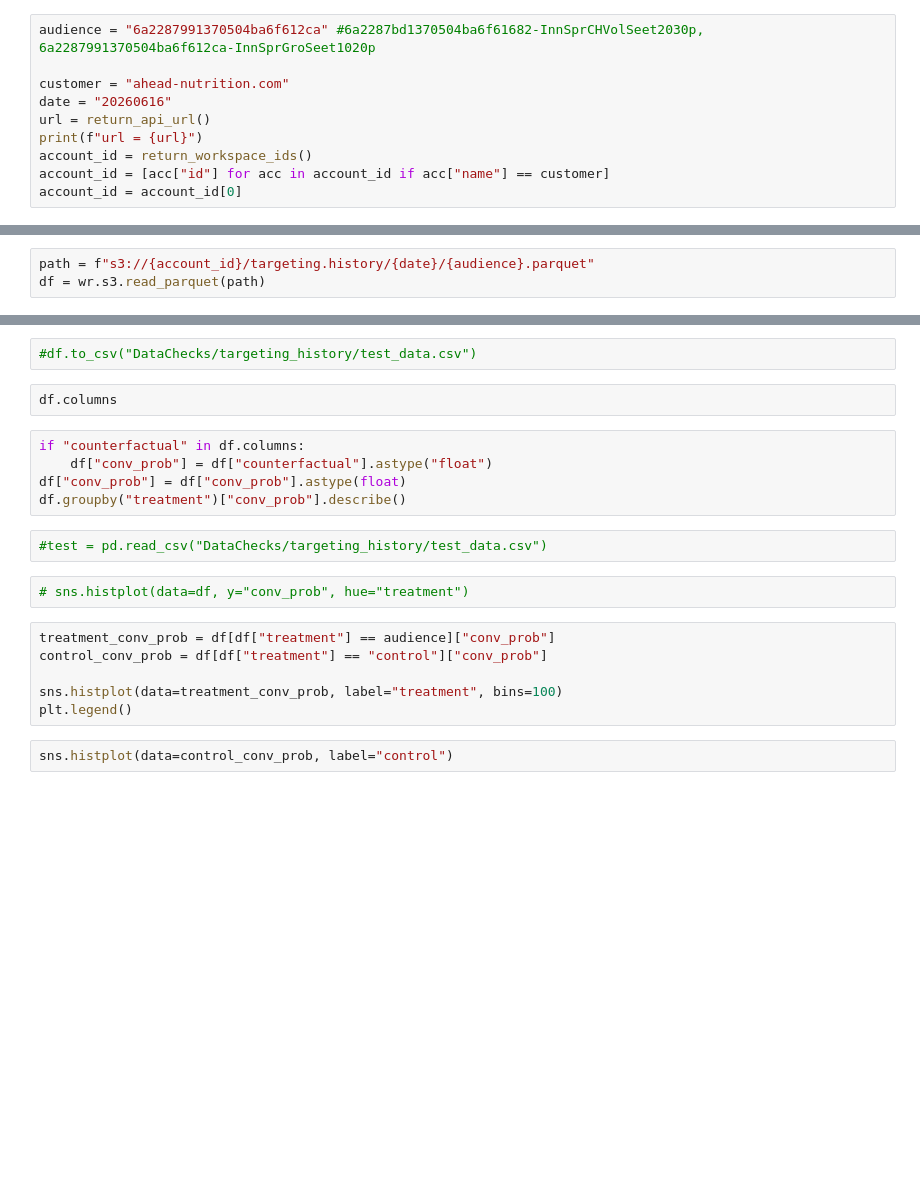
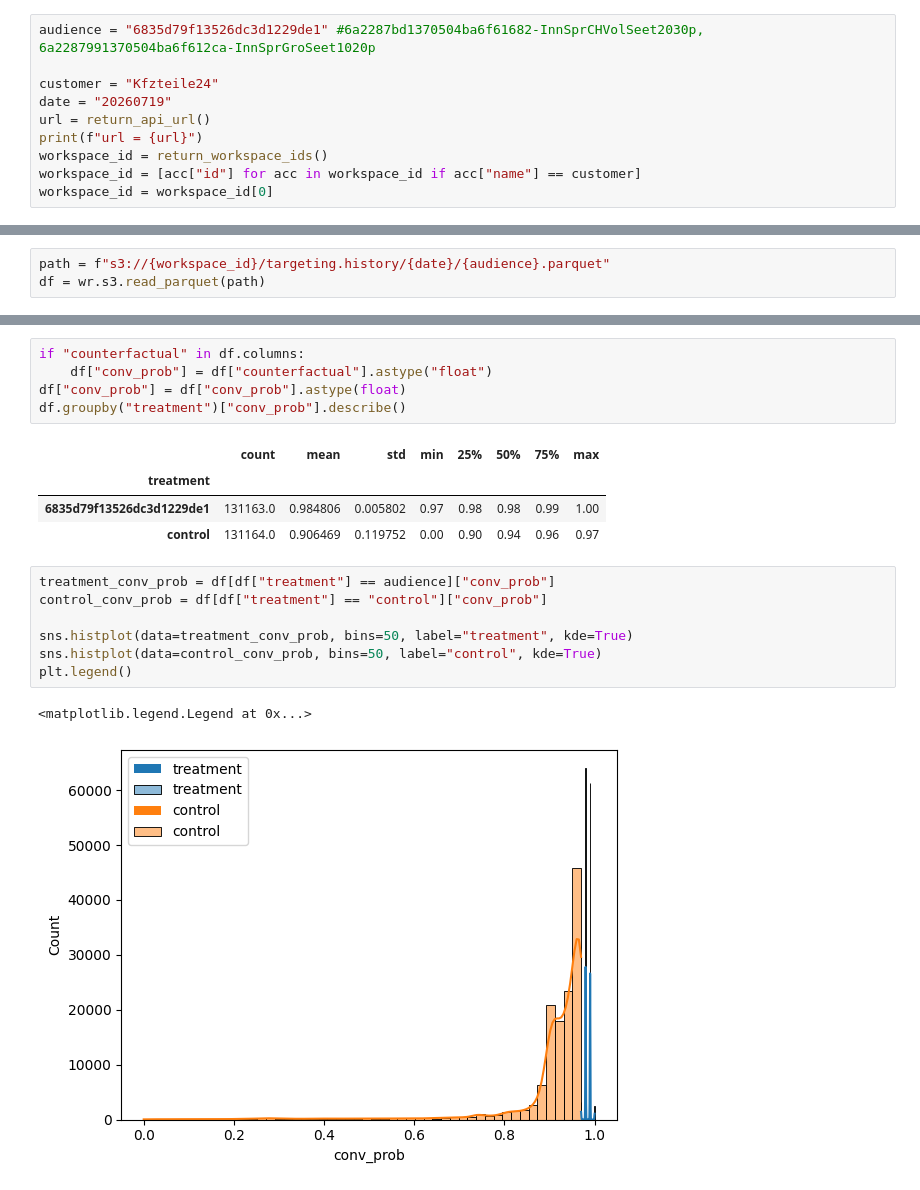
Before and after one commit to KaroPy/evaluation-and-execution-scripts, a Jupyter notebook: DataChecks/targeting_history/check_targeting_history.ipynb, the cells around one changed output, grey strips where cells are left out. Drawn from its saved outputs; the diff is of its cells as text; blank space fills up the shorter version.

```diff
--- a/DataChecks/targeting_history/check_targeting_history.ipynb
+++ b/DataChecks/targeting_history/check_targeting_history.ipynb
@@ -12,10 +15,10 @@ from general_functions.constants import return_api_url
 # %%
-audience = "6a2287991370504ba6f612ca" #6a2287bd1370504ba6f61682-InnSprCHVolSeet2030p, 6a2287991370504ba6f612ca-InnSprGroSeet1020p
+audience = "6835d79f13526dc3d1229de1" #6a2287bd1370504ba6f61682-InnSprCHVolSeet2030p, 6a2287991370504ba6f612ca-InnSprGroSeet1020p
 
-customer = "ahead-nutrition.com"
-date = "20260616"
+customer = "Kfzteile24"
+date = "20260719"
 url = return_api_url()
 print(f"url = {url}")
-account_id = return_workspace_ids()
-account_id = [acc["id"] for acc in account_id if acc["name"] == customer]
-account_id = account_id[0]
+workspace_id = return_workspace_ids()
+workspace_id = [acc["id"] for acc in workspace_id if acc["name"] == customer]
+workspace_id = workspace_id[0]
@@ -22,4 +28,4 @@ account_id = account_id[0]
 # %%
-path = f"s3://{account_id}/targeting.history/{date}/{audience}.parquet"
+path = f"s3://{workspace_id}/targeting.history/{date}/{audience}.parquet"
 df = wr.s3.read_parquet(path)
 # %%
@@ -45,21 +79,20 @@ df["date"].value_counts().sort_index(ascending=False)
-# %%
-#df.to_csv("DataChecks/targeting_history/test_data.csv")
-# %%
-df.columns
 # %%
 if "counterfactual" in df.columns:
     df["conv_prob"] = df["counterfactual"].astype("float")
 df["conv_prob"] = df["conv_prob"].astype(float)
 df.groupby("treatment")["conv_prob"].describe()
+# %% [output]
+|  | count | mean | std | min | 25% | 50% | 75% | max |
+| treatment |  |  |  |  |  |  |  |  |
+| 6835d79f13526dc3d1229de1 | 131163.0 | 0.984806 | 0.005802 | 0.97 | 0.98 | 0.98 | 0.99 | 1.00 |
+| control | 131164.0 | 0.906469 | 0.119752 | 0.00 | 0.90 | 0.94 | 0.96 | 0.97 |
-# %%
-#test = pd.read_csv("DataChecks/targeting_history/test_data.csv")
-# %%
-# sns.histplot(data=df, y="conv_prob", hue="treatment")
 # %%
 treatment_conv_prob = df[df["treatment"] == audience]["conv_prob"]
 control_conv_prob = df[df["treatment"] == "control"]["conv_prob"]
 
-sns.histplot(data=treatment_conv_prob, label="treatment", bins=100)
+sns.histplot(data=treatment_conv_prob, bins=50, label="treatment", kde=True)
+sns.histplot(data=control_conv_prob, bins=50, label="control", kde=True)
 plt.legend()
+# %% [output]
+<matplotlib.legend.Legend at 0x...>
+[figure, added]
-# %%
-sns.histplot(data=control_conv_prob, label="control")
```
Also changed, not shown: parts of 19 cells of this notebook, 19 other files.
